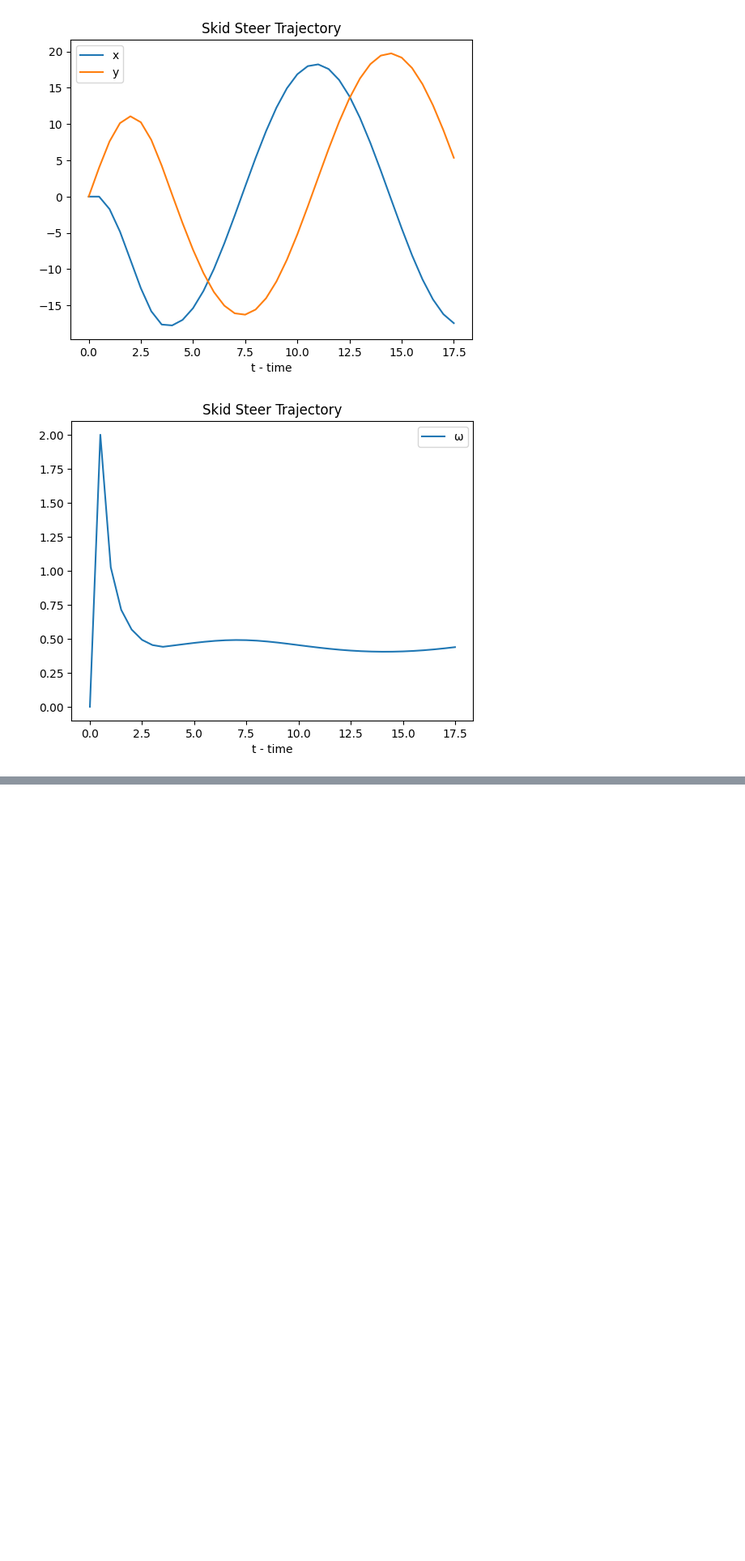
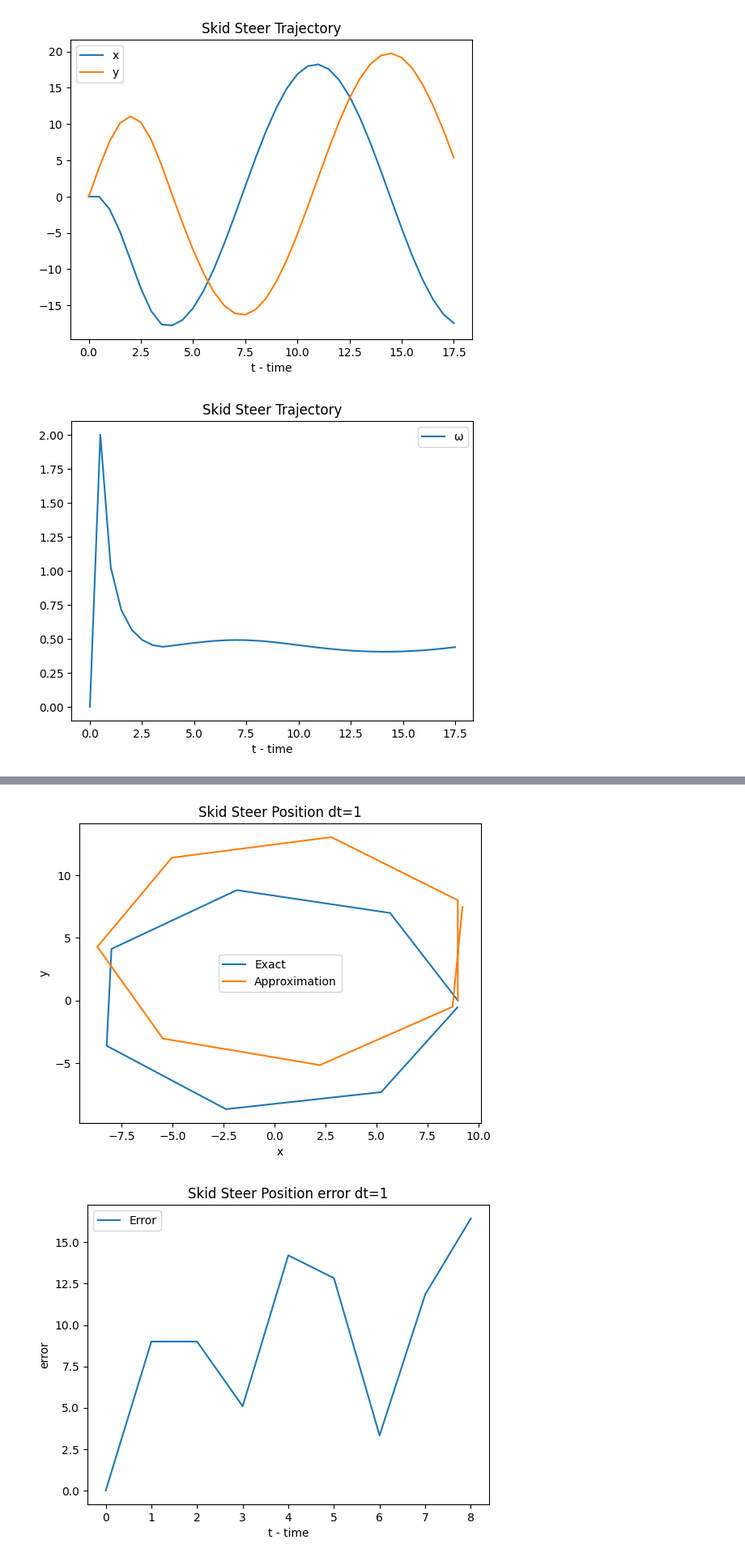
Before and after one commit to ActualTurtle/cs5510_midterm, a Jupyter notebook: 2_OpenLoopControl/2_OpenLoopControl.ipynb, the cells around one changed output, grey strips where cells are left out. Shown at 81% size. Drawn from its saved outputs; the diff is of its cells as text; code cells hidden in the pictures; blank space fills up the shorter version.

```diff
--- a/2_OpenLoopControl/2_OpenLoopControl.ipynb
+++ b/2_OpenLoopControl/2_OpenLoopControl.ipynb
@@ -16,18 +16,18 @@ ALPHA_TARGET = math.atan(L/R) # Alpha that will move the car in a circle of radi
 alpha = math.atan(L/(R/2)) # Start with alpha that will make a circle of R/2
 v = 8
 dt = .5
-x = [0]
-y = [0]
-theta = [0]
+x_real = [0]
+y_real = [0]
+theta_real = [0]
 t = [0]
 omega = [0]
 
 steps = 35
 for i in range(steps):
-    x_new, y_new, theta_new = ackerman_kin(v, x[i], y[i], alpha, theta[i], dt)
-    x.append(x_new)
-    y.append(y_new)
-    theta.append(theta_new)
+    x_new, y_new, theta_new = ackerman_kin(v, x_real[i], y_real[i], alpha, theta_real[i], dt)
+    x_real.append(x_new)
+    y_real.append(y_new)
+    theta_real.append(theta_new)
     t.append(t[i] + dt)
     r = math.sqrt(x_new**2 + y_new**2)
     omega.append(v/r)
@@ -37,9 +37,9 @@ for i in range(steps):
         alpha = ALPHA_TARGET
 
 
-print(x)
-print(y)
-print(theta)
+print(x_real)
+print(y_real)
+print(theta_real)
 print(omega)
 # %% [output]
 [0, 0.0, -1.7198254541134224, -4.825313139316064, -8.713064744769316, -12.627687562632664, -15.80856779072486, -17.637658297268107, -17.759565587296052, -16.99729373579411, -15.388331142239199, -13.01 ...
@@ -138,0 +147,56 @@ plt.show()
+# %%
+DT = [1, 0.1, 0.01]
+R = 9  # Radius of the circcle
+V = 8 # Average veloocity between wheels
+OMEGA = V / R
+
+# Respective v_left and v_right to drive in a circel of radius R
+V_LEFT = V - (V*W)/(2 * R)
+V_RIGHT = 2 * V - V_LEFT
+
+
+for dt in DT:
+    steps = int(8 * 1/dt)
+
+    x_real = [R]
+    x_ex = [R]
+
+    y_real = [0]
+    y_ex = [0]
+
+    error = [0]
+
+    theta_real = [0]
+    theta_ex = [0]
+    t = [0]
+
+    for i in range(steps):
+        x_new, y_new, theta_new = skid_steer_kin(V_LEFT, V_RIGHT, x_real[i], y_real[i], theta_real[i], dt)
+        x_real.append(x_new)
+        y_real.append(y_new)
+        theta_real.append(theta_new)
+        t.append(t[i] + dt)
+
+        theta_ex.append(theta_ex[i] + OMEGA * dt)
+        x_ex.append(R * math.cos(theta_ex[i]))
+        y_ex.append(R * math.sin(theta_ex[i]))
+
+        error.append(math.sqrt(abs(x_real[i] - x_ex[i])**2 + abs(x_real[i] - y_ex[i])**2))
+
+    plt.plot(x_ex, y_ex, label="Exact")
+    plt.plot(x_real, y_real, label="Approximation")
+    plt.title("Skid Steer Position dt=" + str(dt))
+    plt.legend()
+    plt.xlabel("x")
+    plt.ylabel("y")
+    plt.show()
+
+    plt.plot(t, error, label="Error")
+    plt.title("Skid Steer Position error dt=" + str(dt))
+    plt.legend()
+    plt.xlabel("t - time")
+    plt.ylabel("error")
+    plt.show()
+# %% [output]
+[figure, added]
+[figure, added]
```
Also changed, not shown: parts of 7 cells of this notebook.
